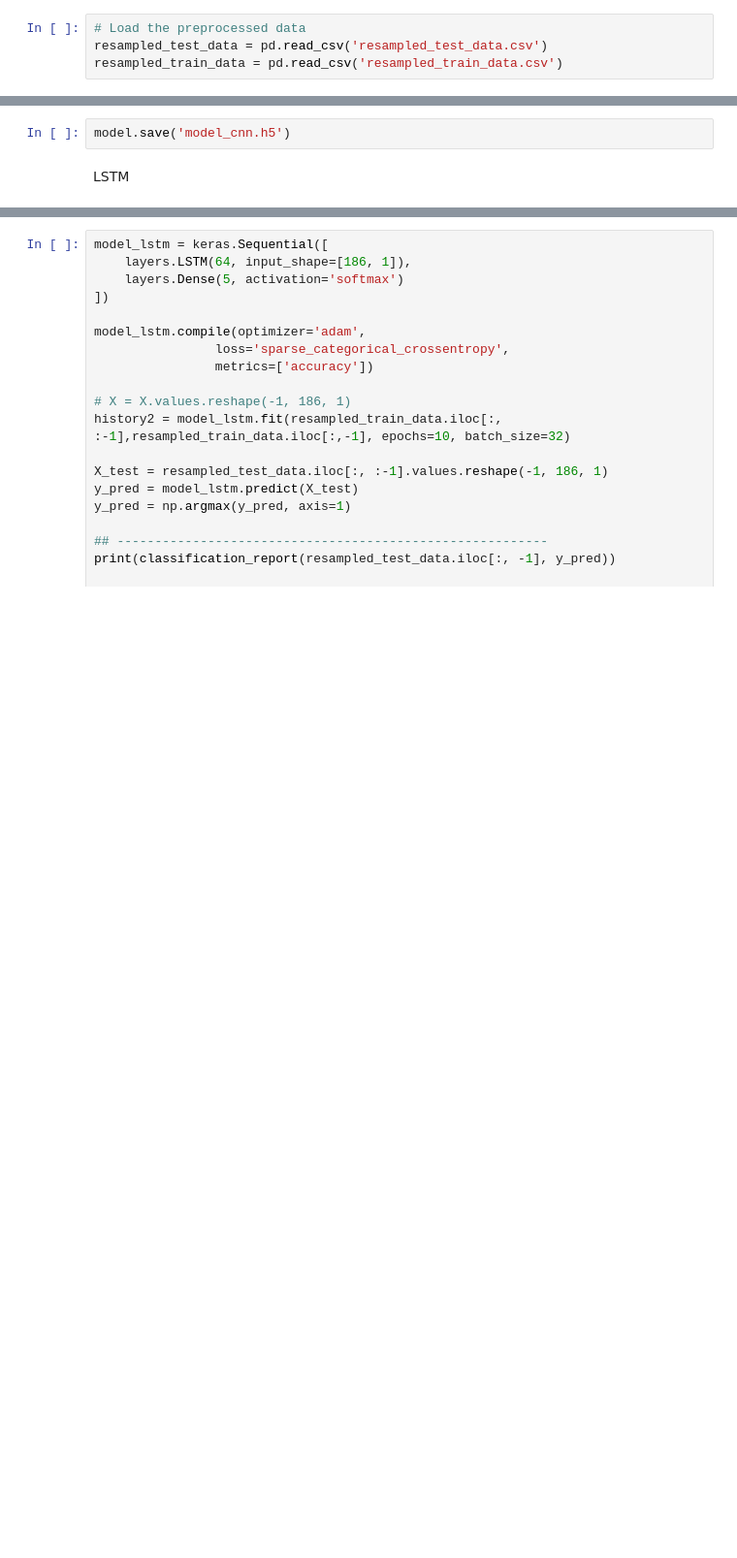
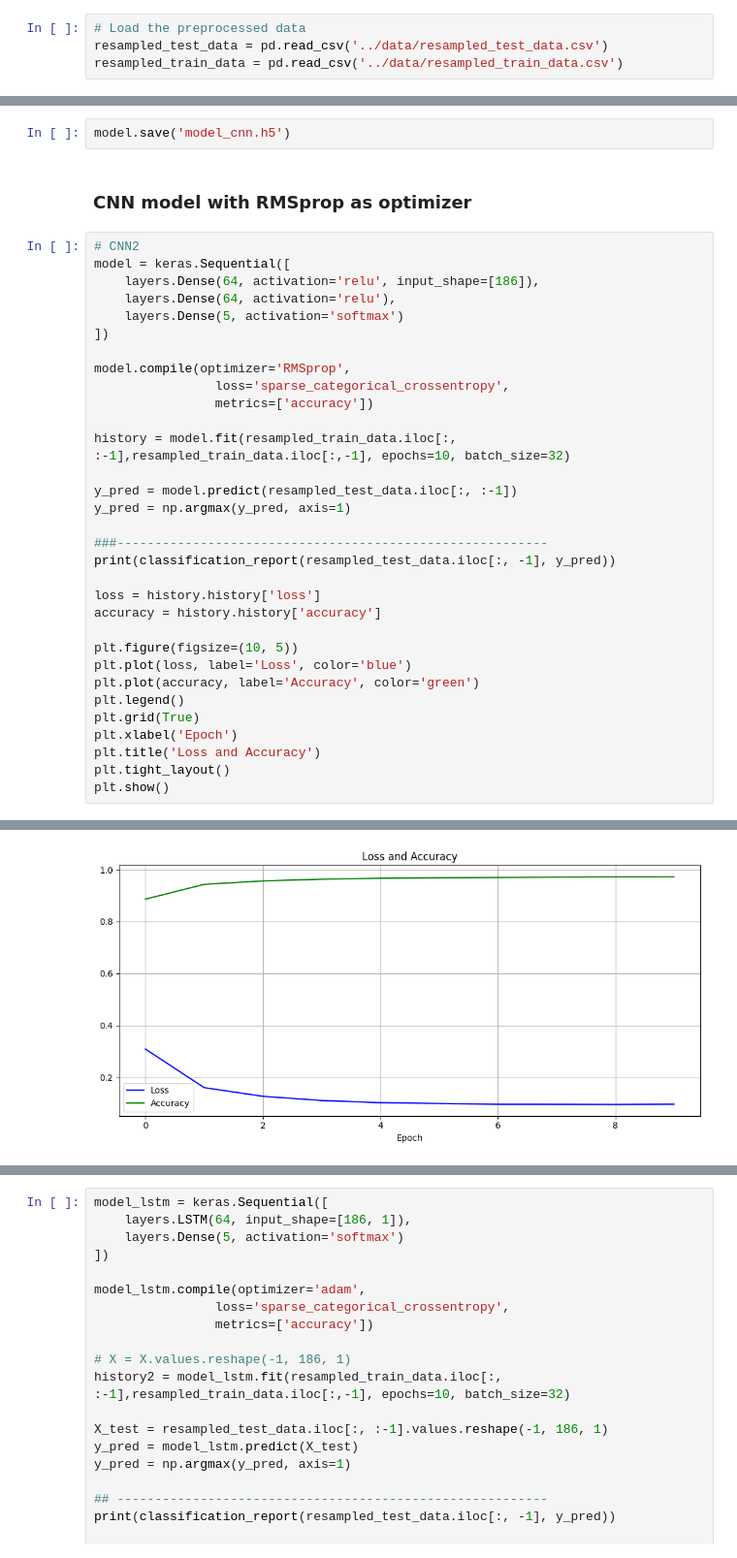
Before and after one commit to kSuroweczka/Arrhythmia, a Jupyter notebook: ArrhythmiaDetection.ipynb, the cells around one changed output, grey strips where cells are left out. Shown at 97% size. Cells and saved outputs as stored; diff of their text form; blank space fills up the shorter version.

```diff
--- a/ArrhythmiaDetection.ipynb
+++ b/ArrhythmiaDetection.ipynb
@@ -288,8 +288,8 @@ resampled_train_data.to_csv('resampled_train_data.csv', index=False)
 ### Uploading ready data
 # %%
 # Load the preprocessed data
-resampled_test_data = pd.read_csv('resampled_test_data.csv')
-resampled_train_data = pd.read_csv('resampled_train_data.csv')
+resampled_test_data = pd.read_csv('../data/resampled_test_data.csv')
+resampled_train_data = pd.read_csv('../data/resampled_train_data.csv')
 # %% [markdown]
 # Models
 # %%
@@ -360,5 +362,38 @@ weighted avg       0.94      0.94      0.94     90590
 [figure]
 # %%
 model.save('model_cnn.h5')
-# %% [markdown]
-LSTM
+# %% [markdown]
+### CNN model with RMSprop as optimizer
+# %%
+# CNN2
+model = keras.Sequential([
+    layers.Dense(64, activation='relu', input_shape=[186]),
+    layers.Dense(64, activation='relu'),
+    layers.Dense(5, activation='softmax')
+])
+
+model.compile(optimizer='RMSprop',
+                loss='sparse_categorical_crossentropy',
+                metrics=['accuracy'])
+
+history = model.fit(resampled_train_data.iloc[:, :-1],resampled_train_data.iloc[:,-1], epochs=10, batch_size=32)
+
+y_pred = model.predict(resampled_test_data.iloc[:, :-1])
+y_pred = np.argmax(y_pred, axis=1)
+
+###---------------------------------------------------------
+print(classification_report(resampled_test_data.iloc[:, -1], y_pred))
+
+loss = history.history['loss']
+accuracy = history.history['accuracy']
+
+plt.figure(figsize=(10, 5))
+plt.plot(loss, label='Loss', color='blue')
+plt.plot(accuracy, label='Accuracy', color='green')
+plt.legend()
+plt.grid(True)
+plt.xlabel('Epoch')
+plt.title('Loss and Accuracy')
+plt.tight_layout()
+plt.show()
+# %% [output]
@@ -364,0 +417 @@ LSTM
+[figure, added]
```
Also changed, not shown: parts of 37 cells of this notebook, 4 other files.
